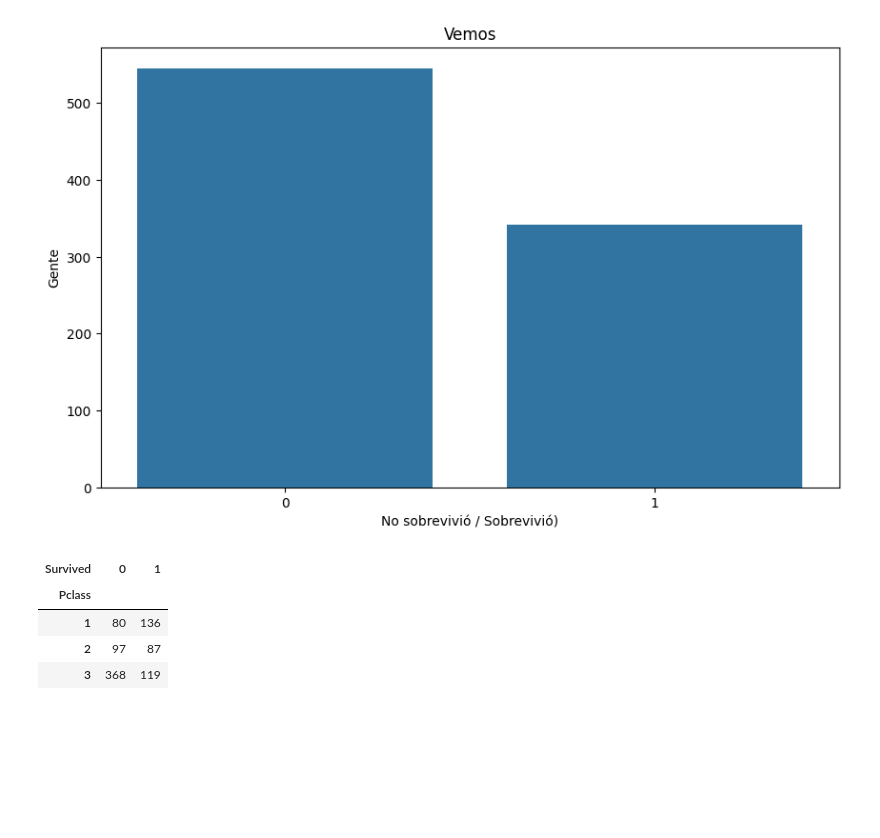
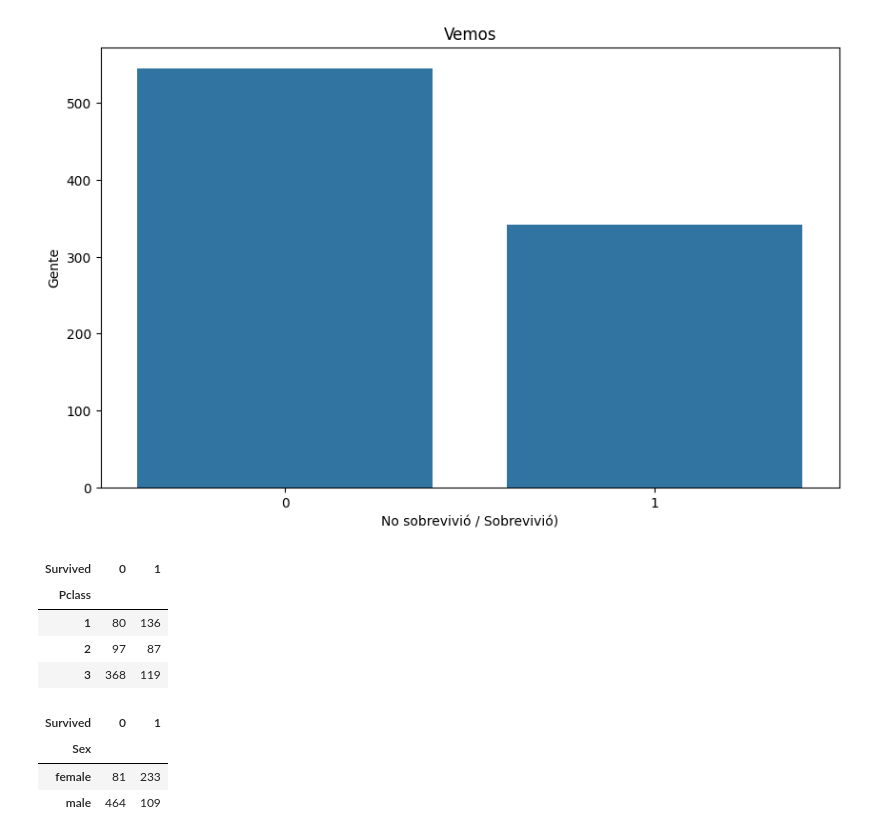
Before and after one commit to Javier-16/Titanic-datos, a Jupyter notebook: Titanic.ipynb, the cells around one changed output. Cells and saved outputs as stored; diff of their text form; code cells hidden in the pictures; blank space fills up the shorter version.

```diff
--- a/Titanic.ipynb
+++ b/Titanic.ipynb
@@ -101,3 +101,11 @@ table.head()
 | 1 | 80 | 136 |
 | 2 | 97 | 87 |
 | 3 | 368 | 119 |
+# %%
+table = pd.crosstab(df["Sex"], df["Survived"])
+table.head()
+# %% [output]
+| Survived | 0 | 1 |
+| Sex |  |  |
+| female | 81 | 233 |
+| male | 464 | 109 |
```
Also changed, not shown: parts of 1 cell of this notebook.
